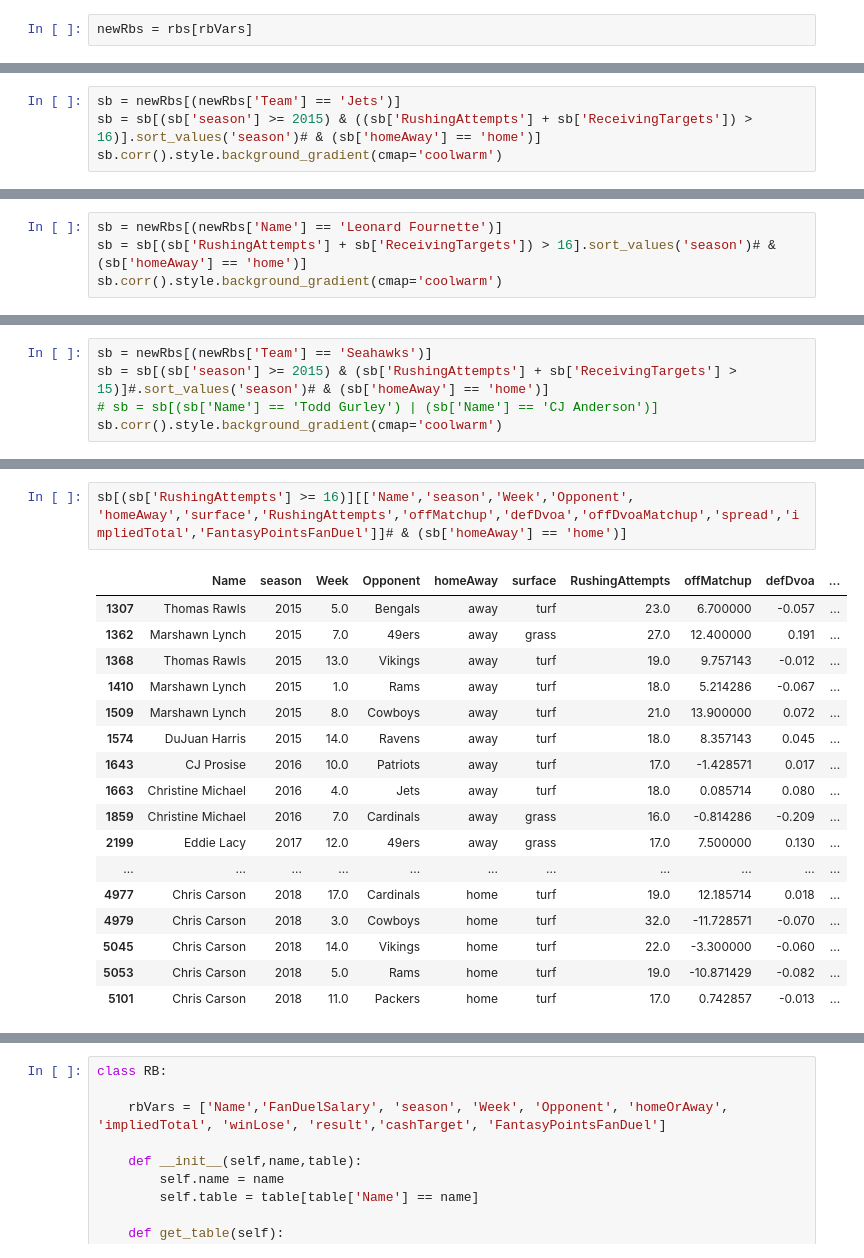
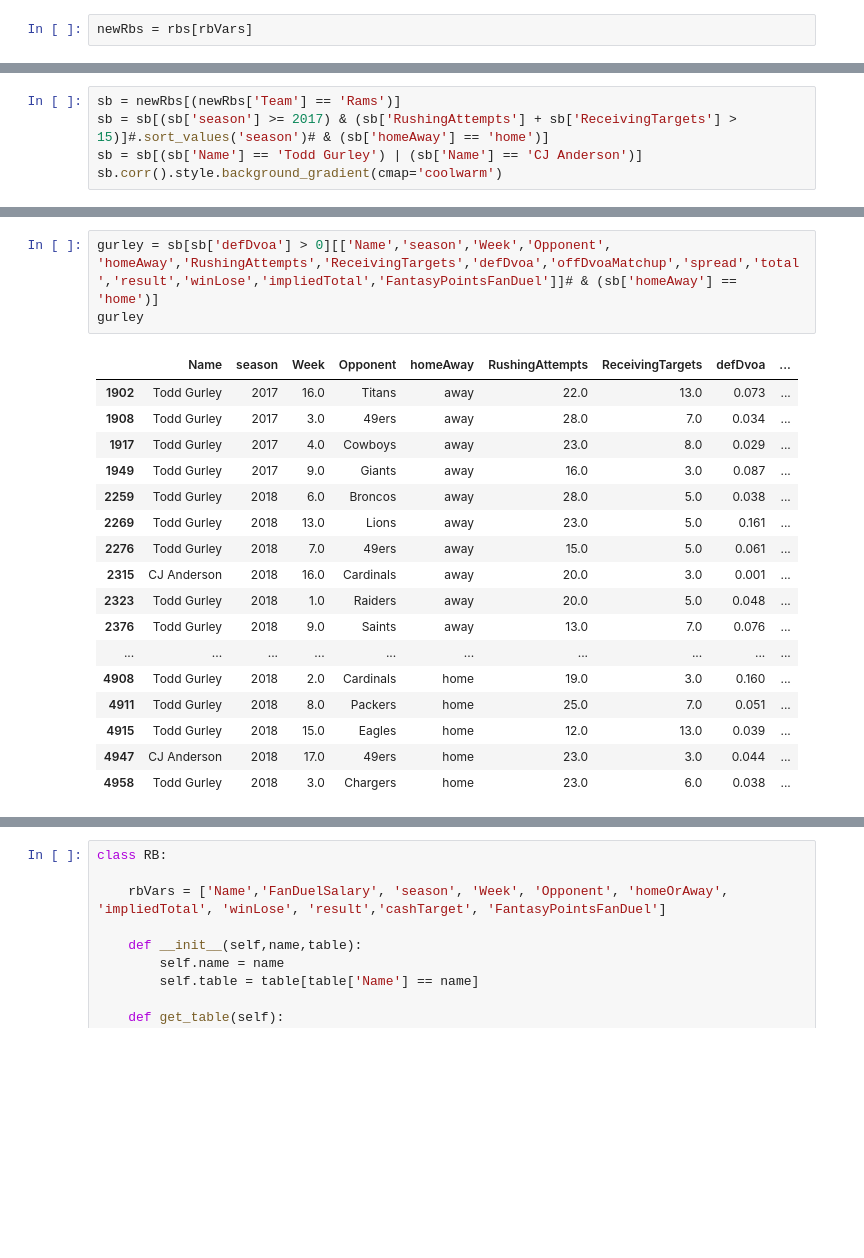
Before and after one commit to mries14/Springboard, a Jupyter notebook: Capstone2/RBDataSetup.ipynb, the cells around one changed output, grey strips where cells are left out. Cells and saved outputs as stored; diff of their text form; blank space fills up the shorter version.

```diff
--- a/Capstone2/RBDataSetup.ipynb
+++ b/Capstone2/RBDataSetup.ipynb
@@ -406,6 +274,7 @@ sBark[sBark['impliedTotal'] <= 21]
 # %%
-sb = newRbs[(newRbs['Team'] == 'Jets')]
-sb = sb[(sb['season'] >= 2015) & ((sb['RushingAttempts'] + sb['ReceivingTargets']) > 16)].sort_values('season')# & (sb['homeAway'] == 'home')]
+sb = newRbs[(newRbs['Team'] == 'Rams')]
+sb = sb[(sb['season'] >= 2017) & (sb['RushingAttempts'] + sb['ReceivingTargets'] > 15)]#.sort_values('season')# & (sb['homeAway'] == 'home')]
+sb = sb[(sb['Name'] == 'Todd Gurley') | (sb['Name'] == 'CJ Anderson')]
 sb.corr().style.background_gradient(cmap='coolwarm')
 # %% [output]
 |  | season | Week | RushingAttempts | ReceivingTargets | avgRdef | defDvoa | passMatchup | offMatchup | ... |
@@ -457,4 +294,0 @@ plt.scatter(sbNew['spread'],sbNew['FantasyPointsFanDuel'])
-# %%
-sb = newRbs[(newRbs['Name'] == 'Leonard Fournette')]
-sb = sb[(sb['RushingAttempts'] + sb['ReceivingTargets']) > 16].sort_values('season')# & (sb['homeAway'] == 'home')]
-sb.corr().style.background_gradient(cmap='coolwarm')
@@ -477,5 +294,0 @@ sb.corr().style.background_gradient(cmap='coolwarm')
-# %%
-sb = newRbs[(newRbs['Team'] == 'Seahawks')]
-sb = sb[(sb['season'] >= 2015) & (sb['RushingAttempts'] + sb['ReceivingTargets'] > 15)]#.sort_values('season')# & (sb['homeAway'] == 'home')]
-# sb = sb[(sb['Name'] == 'Todd Gurley') | (sb['Name'] == 'CJ Anderson')]
-sb.corr().style.background_gradient(cmap='coolwarm')
@@ -498,20 +295,21 @@ sb.corr().style.background_gradient(cmap='coolwarm')
 # %%
-sb[(sb['RushingAttempts'] >= 16)][['Name','season','Week','Opponent', 'homeAway','surface','RushingAttempts','offMatchup','defDvoa','offDvoaMatchup','spread','impliedTotal','FantasyPointsFanDuel']]# & (sb['homeAway'] == 'home')]
+gurley = sb[sb['defDvoa'] > 0][['Name','season','Week','Opponent', 'homeAway','RushingAttempts','ReceivingTargets','defDvoa','offDvoaMatchup','spread','total','result','winLose','impliedTotal','FantasyPointsFanDuel']]# & (sb['homeAway'] == 'home')]
+gurley
 # %% [output]
-|  | Name | season | Week | Opponent | homeAway | surface | RushingAttempts | offMatchup | defDvoa | ... |
-| 1307 | Thomas Rawls | 2015 | 5.0 | Bengals | away | turf | 23.0 | 6.700000 | -0.057 | ... |
-| 1362 | Marshawn Lynch | 2015 | 7.0 | 49ers | away | grass | 27.0 | 12.400000 | 0.191 | ... |
-| 1368 | Thomas Rawls | 2015 | 13.0 | Vikings | away | turf | 19.0 | 9.757143 | -0.012 | ... |
-| 1410 | Marshawn Lynch | 2015 | 1.0 | Rams | away | turf | 18.0 | 5.214286 | -0.067 | ... |
-| 1509 | Marshawn Lynch | 2015 | 8.0 | Cowboys | away | turf | 21.0 | 13.900000 | 0.072 | ... |
-| 1574 | DuJuan Harris | 2015 | 14.0 | Ravens | away | turf | 18.0 | 8.357143 | 0.045 | ... |
-| 1643 | CJ Prosise | 2016 | 10.0 | Patriots | away | turf | 17.0 | -1.428571 | 0.017 | ... |
-| 1663 | Christine Michael | 2016 | 4.0 | Jets | away | turf | 18.0 | 0.085714 | 0.080 | ... |
-| 1859 | Christine Michael | 2016 | 7.0 | Cardinals | away | grass | 16.0 | -0.814286 | -0.209 | ... |
-| 2199 | Eddie Lacy | 2017 | 12.0 | 49ers | away | grass | 17.0 | 7.500000 | 0.130 | ... |
-| ... | ... | ... | ... | ... | ... | ... | ... | ... | ... | ... |
-| 4977 | Chris Carson | 2018 | 17.0 | Cardinals | home | turf | 19.0 | 12.185714 | 0.018 | ... |
-| 4979 | Chris Carson | 2018 | 3.0 | Cowboys | home | turf | 32.0 | -11.728571 | -0.070 | ... |
-| 5045 | Chris Carson | 2018 | 14.0 | Vikings | home | turf | 22.0 | -3.300000 | -0.060 | ... |
-| 5053 | Chris Carson | 2018 | 5.0 | Rams | home | turf | 19.0 | -10.871429 | -0.082 | ... |
-| 5101 | Chris Carson | 2018 | 11.0 | Packers | home | turf | 17.0 | 0.742857 | -0.013 | ... |
+|  | Name | season | Week | Opponent | homeAway | RushingAttempts | ReceivingTargets | defDvoa | ... |
+| 1902 | Todd Gurley | 2017 | 16.0 | Titans | away | 22.0 | 13.0 | 0.073 | ... |
+| 1908 | Todd Gurley | 2017 | 3.0 | 49ers | away | 28.0 | 7.0 | 0.034 | ... |
+| 1917 | Todd Gurley | 2017 | 4.0 | Cowboys | away | 23.0 | 8.0 | 0.029 | ... |
+| 1949 | Todd Gurley | 2017 | 9.0 | Giants | away | 16.0 | 3.0 | 0.087 | ... |
+| 2259 | Todd Gurley | 2018 | 6.0 | Broncos | away | 28.0 | 5.0 | 0.038 | ... |
+| 2269 | Todd Gurley | 2018 | 13.0 | Lions | away | 23.0 | 5.0 | 0.161 | ... |
+| 2276 | Todd Gurley | 2018 | 7.0 | 49ers | away | 15.0 | 5.0 | 0.061 | ... |
+| 2315 | CJ Anderson | 2018 | 16.0 | Cardinals | away | 20.0 | 3.0 | 0.001 | ... |
+| 2323 | Todd Gurley | 2018 | 1.0 | Raiders | away | 20.0 | 5.0 | 0.048 | ... |
+| 2376 | Todd Gurley | 2018 | 9.0 | Saints | away | 13.0 | 7.0 | 0.076 | ... |
+| ... | ... | ... | ... | ... | ... | ... | ... | ... | ... |
+| 4908 | Todd Gurley | 2018 | 2.0 | Cardinals | home | 19.0 | 3.0 | 0.160 | ... |
+| 4911 | Todd Gurley | 2018 | 8.0 | Packers | home | 25.0 | 7.0 | 0.051 | ... |
+| 4915 | Todd Gurley | 2018 | 15.0 | Eagles | home | 12.0 | 13.0 | 0.039 | ... |
+| 4947 | CJ Anderson | 2018 | 17.0 | 49ers | home | 23.0 | 3.0 | 0.044 | ... |
+| 4958 | Todd Gurley | 2018 | 3.0 | Chargers | home | 23.0 | 6.0 | 0.038 | ... |
```
Also changed, not shown: parts of 22 cells of this notebook, 9 other files.
